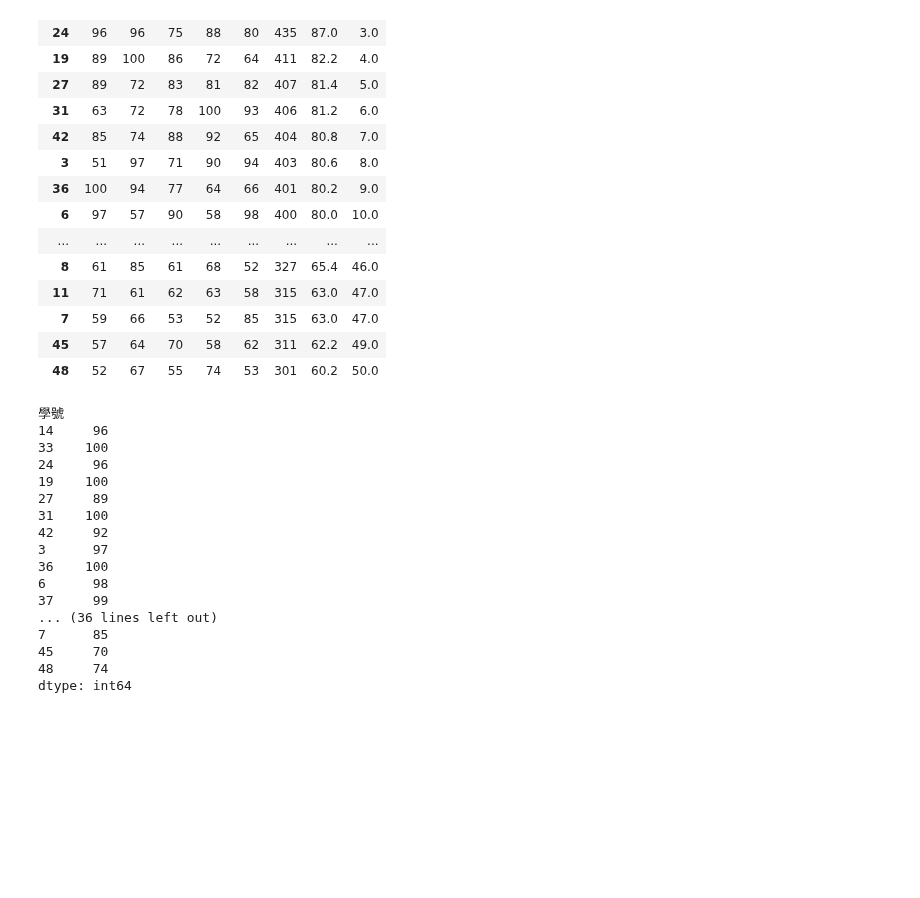
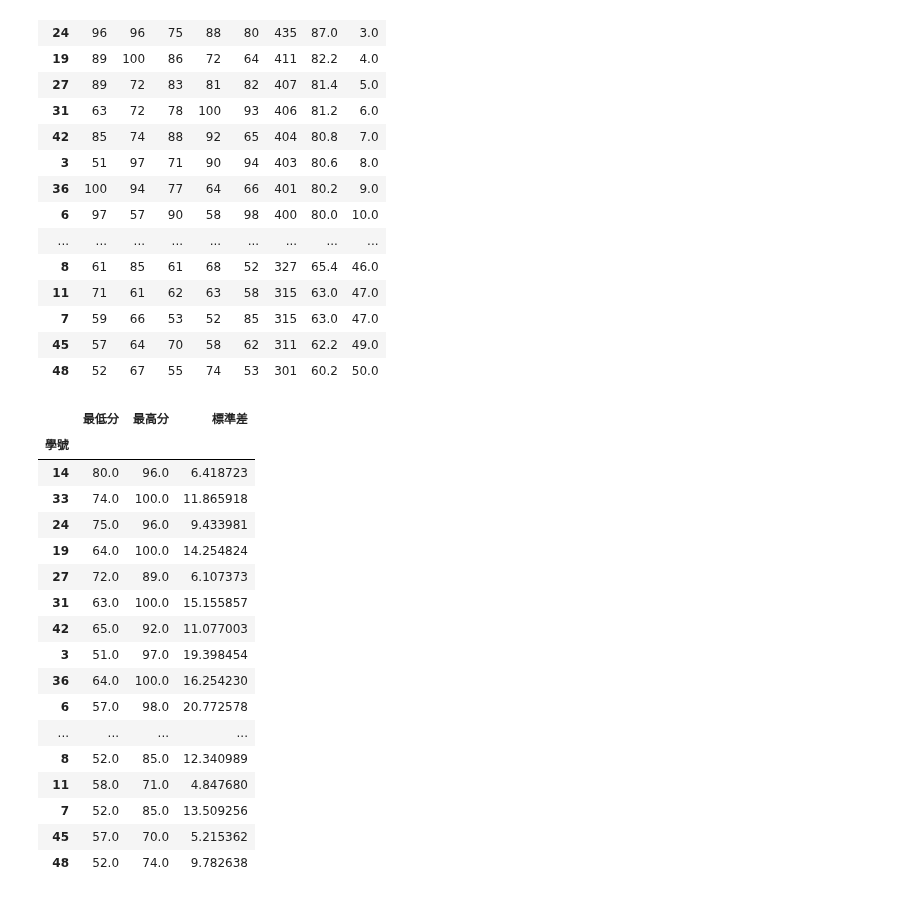
Before and after one commit to doncic1012/python_analysis, a Jupyter notebook: lesson8/lesson_8_5.ipynb, the cells around one changed output. Saved outputs shown, nothing was run; the diff lists cells and outputs as text; code cells hidden in the pictures; blank space fills up the shorter version.

```diff
--- a/lesson8/lesson_8_5.ipynb
+++ b/lesson8/lesson_8_5.ipynb
@@ -82,24 +82,25 @@ df1
 | 48 | 52 | 67 | 55 | 74 | 53 | 301 | 60.2 | 50.0 |
 # %%
 def max_score(row)->int:
-    return row.max()
+    return pd.Series([row.min(),row.max(),row.std()],index=['最低分', '最高分', '標準差'])
 
 df1[['國文', '英文', '數學', '地理', '歷史']].apply(max_score,axis=1)
 # %% [output]
-學號
-14     96
-33    100
-24     96
-19    100
-27     89
-31    100
-42     92
-3      97
-36    100
-6      98
-37     99
-... (36 lines left out)
-7      85
-45     70
-48     74
-dtype: int64
+|  | 最低分 | 最高分 | 標準差 |
+| 學號 |  |  |  |
+| 14 | 80.0 | 96.0 | 6.418723 |
+| 33 | 74.0 | 100.0 | 11.865918 |
+| 24 | 75.0 | 96.0 | 9.433981 |
+| 19 | 64.0 | 100.0 | 14.254824 |
+| 27 | 72.0 | 89.0 | 6.107373 |
+| 31 | 63.0 | 100.0 | 15.155857 |
+| 42 | 65.0 | 92.0 | 11.077003 |
+| 3 | 51.0 | 97.0 | 19.398454 |
+| 36 | 64.0 | 100.0 | 16.254230 |
+| 6 | 57.0 | 98.0 | 20.772578 |
+| ... | ... | ... | ... |
+| 8 | 52.0 | 85.0 | 12.340989 |
+| 11 | 58.0 | 71.0 | 4.847680 |
+| 7 | 52.0 | 85.0 | 13.509256 |
+| 45 | 57.0 | 70.0 | 5.215362 |
+| 48 | 52.0 | 74.0 | 9.782638 |
```
Also changed, not shown: parts of 1 cell of this notebook.
